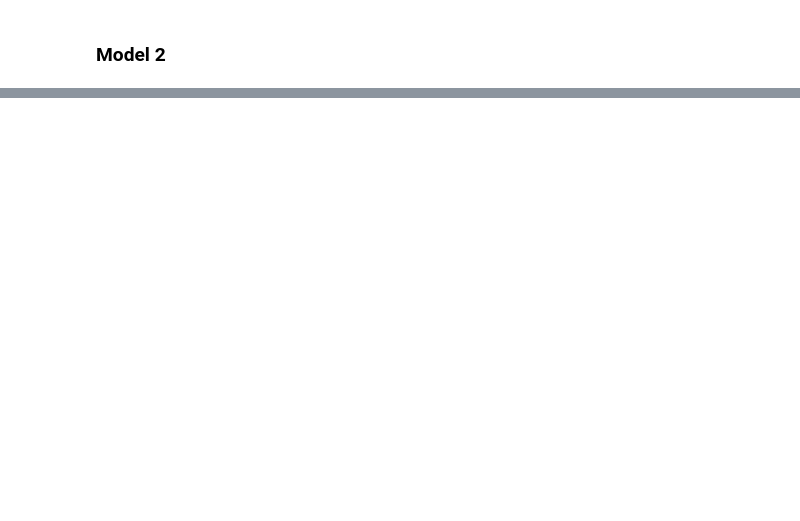
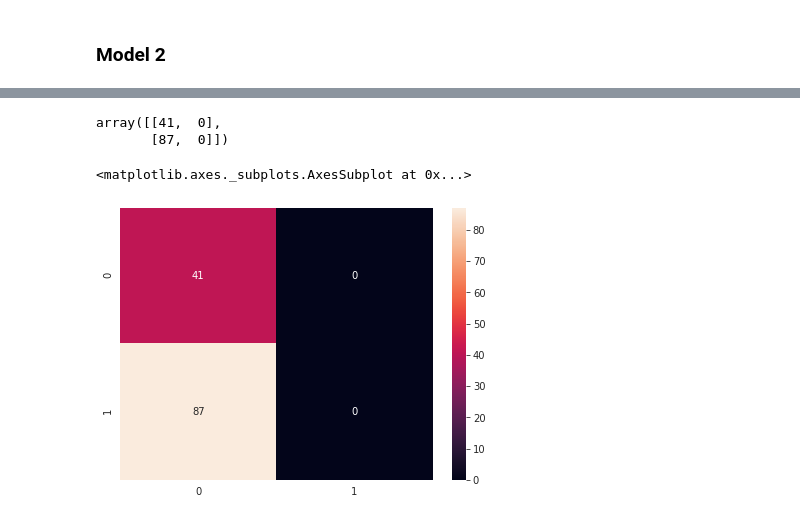
Before and after one commit to nlnlvlc/melanoma_classification, a Jupyter notebook: Keras_Model.ipynb, the cells around one changed output, grey strips where cells are left out. Saved outputs shown, nothing was run; the diff lists cells and outputs as text; code cells hidden in the pictures; blank space fills up the shorter version.

```diff
--- a/Keras_Model.ipynb
+++ b/Keras_Model.ipynb
@@ -411,0 +436,7 @@ base2_model.save('keras2_model.h5')
+# %%
+from sklearn.metrics import classification_report, confusion_matrix
+
+y_pred = base_model.predict(test_images, batch_size=32)
+y_pred_bool = np.argmax(y_pred, axis=1)
+
+print(classification_report(test_y, y_pred_bool))
@@ -411,0 +452,12 @@ base2_model.save('keras2_model.h5')
+# %%
+confusion_matrix(test_y, y_pred_bool)
+# %% [output]
+array([[41,  0],
+       [87,  0]])
+# %%
+confusion_matrix_df = pd.DataFrame(confusion_matrix(test_y, y_pred_bool)).rename(columns=train_generator.class_indices, index=train_generator.class_indices)
+fig, ax = plt.subplots(figsize=(7,5))
+sns.heatmap(confusion_matrix_df, annot=True, ax=ax)
+# %% [output]
+<matplotlib.axes._subplots.AxesSubplot at 0x...>
+[figure, added]
```
Also changed, not shown: parts of 30 cells of this notebook.
